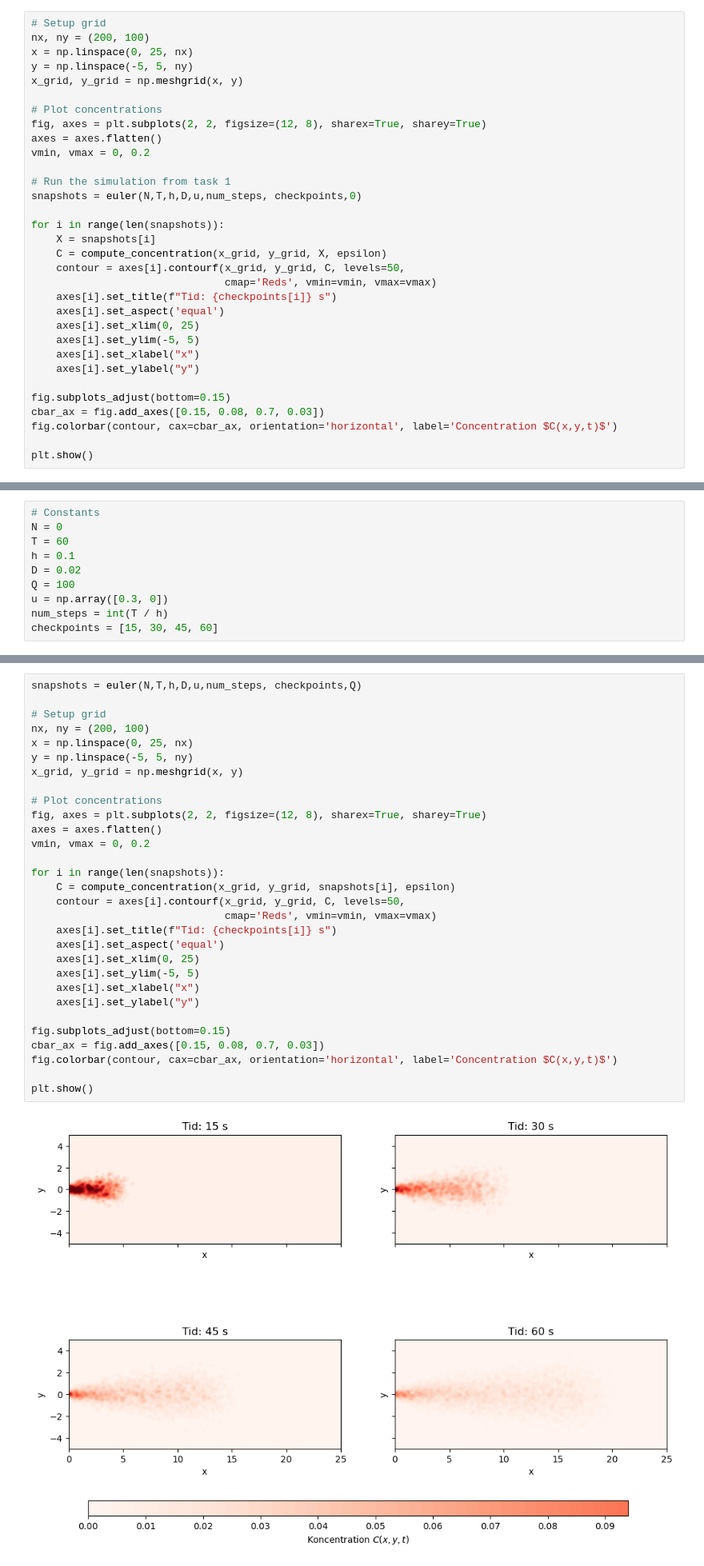
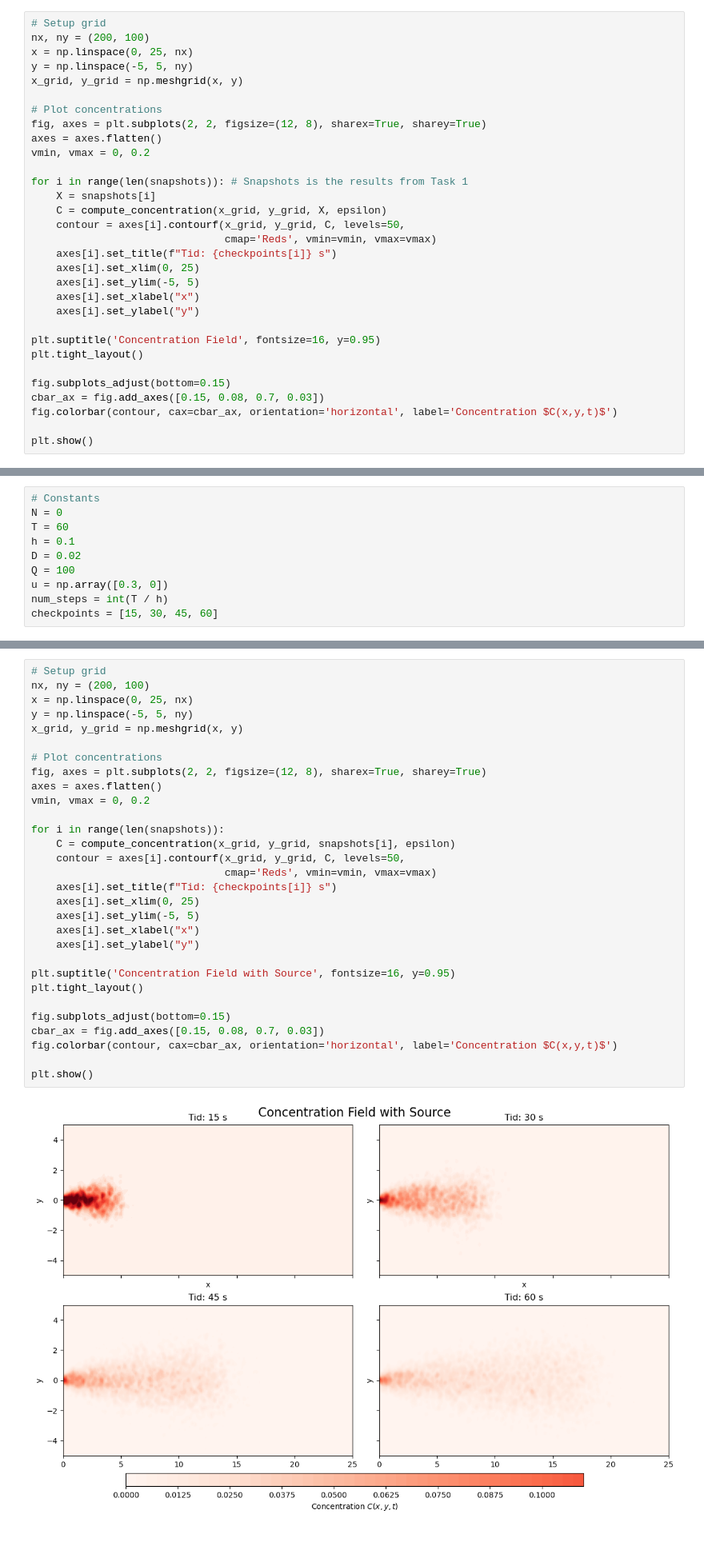
Before and after one commit to johanneslopponen/scicomp_miniproject, a Jupyter notebook: Report.ipynb, the cells around one changed output, grey strips where cells are left out. Shown at 80% size. Drawn from its saved outputs; the diff is of its cells as text; blank space fills up the shorter version.

```diff
--- a/Report.ipynb
+++ b/Report.ipynb
@@ -152,20 +169,19 @@ fig, axes = plt.subplots(2, 2, figsize=(12, 8), sharex=True, sharey=True)
 axes = axes.flatten()
 vmin, vmax = 0, 0.2
 
-# Run the simulation from task 1
-snapshots = euler(N,T,h,D,u,num_steps, checkpoints,0)
-
-for i in range(len(snapshots)):
+for i in range(len(snapshots)): # Snapshots is the results from Task 1
     X = snapshots[i]
     C = compute_concentration(x_grid, y_grid, X, epsilon)
     contour = axes[i].contourf(x_grid, y_grid, C, levels=50,
                                cmap='Reds', vmin=vmin, vmax=vmax)
     axes[i].set_title(f"Tid: {checkpoints[i]} s")
-    axes[i].set_aspect('equal')
     axes[i].set_xlim(0, 25)
     axes[i].set_ylim(-5, 5)
     axes[i].set_xlabel("x")
     axes[i].set_ylabel("y")
+
+plt.suptitle('Concentration Field', fontsize=16, y=0.95)
+plt.tight_layout()
 
 fig.subplots_adjust(bottom=0.15)
 cbar_ax = fig.add_axes([0.15, 0.08, 0.7, 0.03])
@@ -212,32 +239,32 @@ plt.show()
 # %%
-snapshots = euler(N,T,h,D,u,num_steps, checkpoints,Q)
-
 # Setup grid
 nx, ny = (200, 100)
 x = np.linspace(0, 25, nx)
 y = np.linspace(-5, 5, ny)
 x_grid, y_grid = np.meshgrid(x, y)
 
 # Plot concentrations
 fig, axes = plt.subplots(2, 2, figsize=(12, 8), sharex=True, sharey=True)
 axes = axes.flatten()
 vmin, vmax = 0, 0.2
 
 for i in range(len(snapshots)):
     C = compute_concentration(x_grid, y_grid, snapshots[i], epsilon)
     contour = axes[i].contourf(x_grid, y_grid, C, levels=50,
                                cmap='Reds', vmin=vmin, vmax=vmax)
     axes[i].set_title(f"Tid: {checkpoints[i]} s")
-    axes[i].set_aspect('equal')
     axes[i].set_xlim(0, 25)
     axes[i].set_ylim(-5, 5)
     axes[i].set_xlabel("x")
     axes[i].set_ylabel("y")
+
+plt.suptitle('Concentration Field with Source', fontsize=16, y=0.95)
+plt.tight_layout()
 
 fig.subplots_adjust(bottom=0.15)
 cbar_ax = fig.add_axes([0.15, 0.08, 0.7, 0.03])
 fig.colorbar(contour, cax=cbar_ax, orientation='horizontal', label='Concentration $C(x,y,t)$')
 
 plt.show()
 # %% [output]
-[figure, old version]
+[figure, new version]
```
Also changed, not shown: parts of 21 cells of this notebook.
